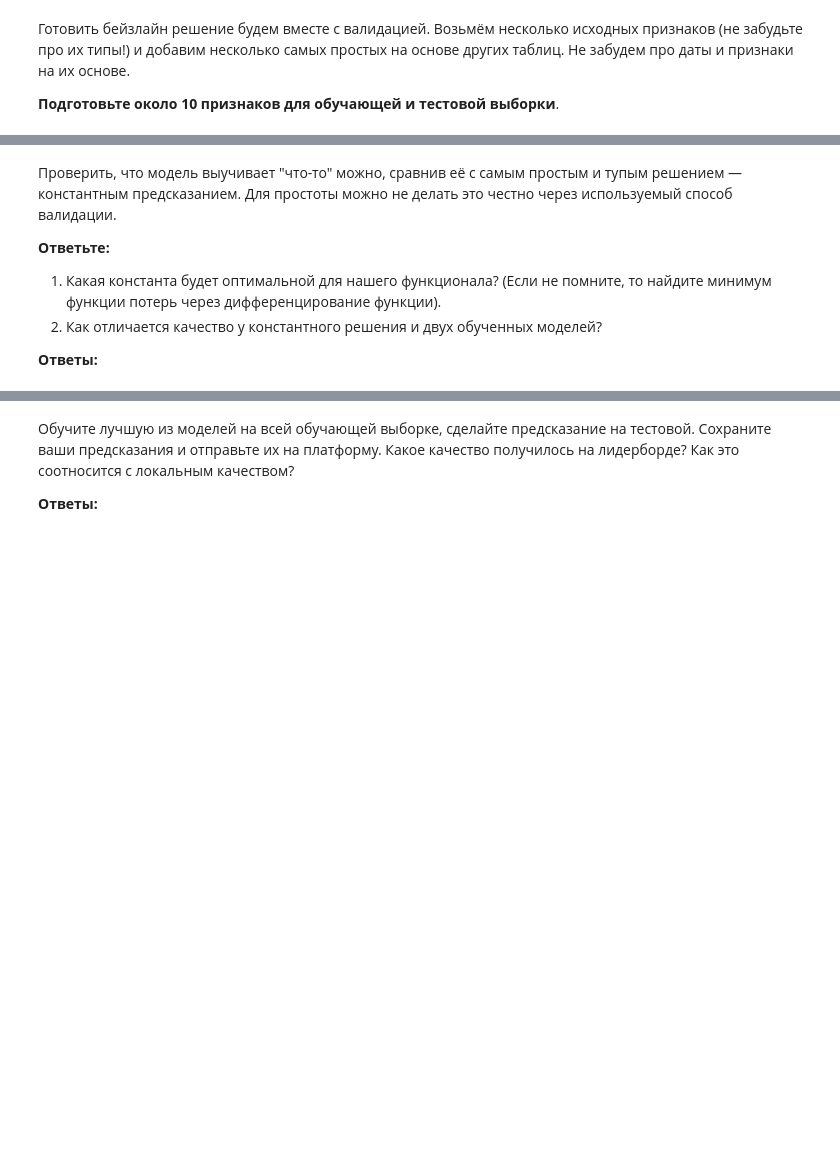
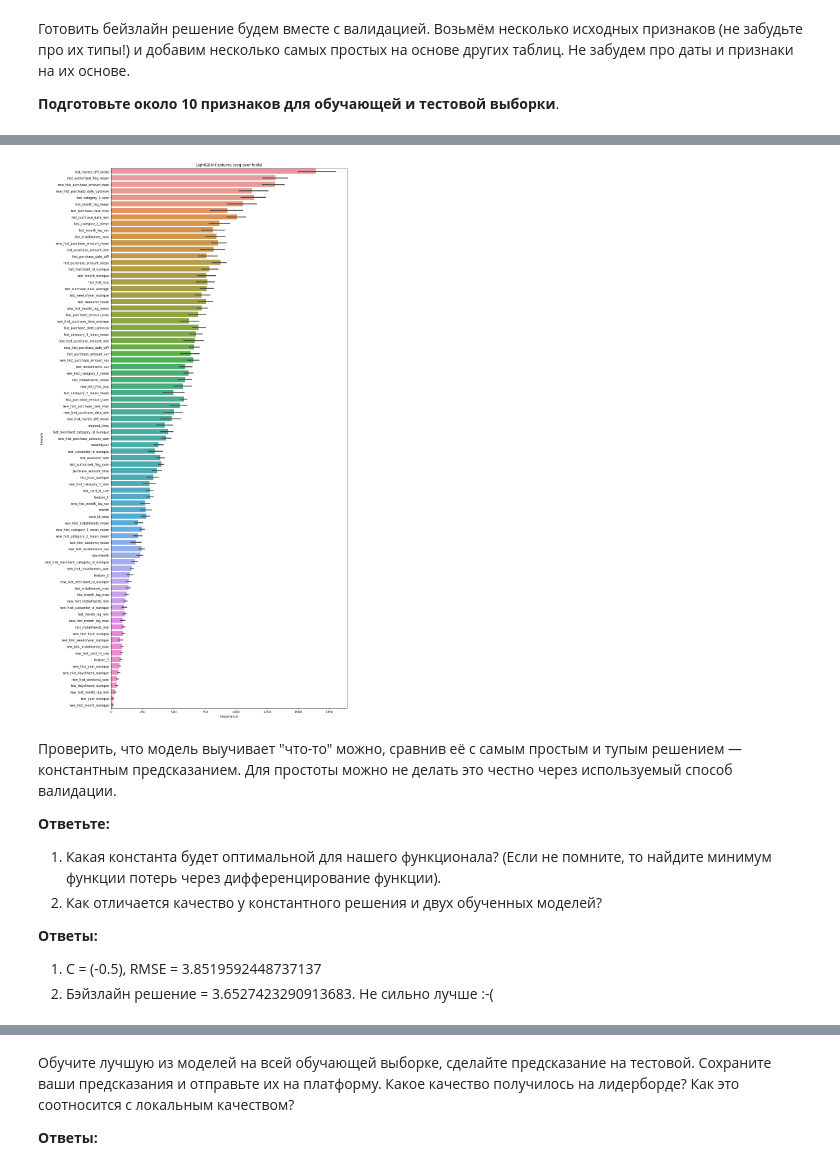
Before and after one commit to vbaryshev4/Data_Science, a Jupyter notebook: hse_ml/Advanced/Kaggle/hse-ds-competition-task.ipynb, the cells around one changed output, grey strips where cells are left out. Drawn from its saved outputs; the diff is of its cells as text; code cells hidden in the pictures; blank space fills up the shorter version.

```diff
--- a/hse_ml/Advanced/Kaggle/hse-ds-competition-task.ipynb
+++ b/hse_ml/Advanced/Kaggle/hse-ds-competition-task.ipynb
@@ -92,0 +214,5 @@ merchants.head()
+# %%
+# Тот самый выброс из трейна
+df_train['outliers'] = 0
+df_train.loc[df_train['target'] < -30, 'outliers'] = 1
+df_train['outliers'].value_counts()
@@ -93,3 +223,26 @@ merchants.head()
+# %%
+for df in [df_train,df_test]:
+    df['first_active_month'] = pd.to_datetime(df['first_active_month'])
+    df['dayofweek'] = df['first_active_month'].dt.dayofweek
+    df['weekofyear'] = df['first_active_month'].dt.weekofyear
+    df['month'] = df['first_active_month'].dt.month
+    df['elapsed_time'] = (datetime.datetime.today() - df['first_active_month']).dt.days
+    df['hist_first_buy'] = (df['hist_purchase_date_min'] - df['first_active_month']).dt.days
+    df['new_hist_first_buy'] = (df['new_hist_purchase_date_min'] - df['first_active_month']).dt.days
+    for f in ['hist_purchase_date_max','hist_purchase_date_min','new_hist_purchase_date_max',\
+                     'new_hist_purchase_date_min']:
+        df[f] = df[f].astype(np.int64) * 1e-9
+    df['card_id_total'] = df['new_hist_card_id_size']+df['hist_card_id_size']
+    df['purchase_amount_total'] = df['new_hist_purchase_amount_sum']+df['hist_purchase_amount_sum']
+
+for f in ['feature_1','feature_2','feature_3']:
+    order_label = df_train.groupby([f])['outliers'].mean()
+    df_train[f] = df_train[f].map(order_label)
+    df_test[f] = df_test[f].map(order_label)
+# %%
+df_train_columns = [c for c in df_train.columns if c not in ['card_id', 'first_active_month','target','outliers']]
+target = df_train['target']
+del df_train['target']
 # %% [markdown]
 **Попробуйте обучить модель и оценить качество локально** (возьмите тот тип валидации, который считаете нужным). Если ваш тип валидации подразумевает случайность, зафиксируйте параметры случайности.
 
@@ -99,3 +309,21 @@ merchants.head()
+# %%
+cols = (feature_importance_df[["Feature", "importance"]]
+        .groupby("Feature")
+        .mean()
+        .sort_values(by="importance", ascending=False)[:1000].index)
+
+best_features = feature_importance_df.loc[feature_importance_df.Feature.isin(cols)]
+
+plt.figure(figsize=(14,25))
+sns.barplot(x="importance",
+            y="Feature",
+            data=best_features.sort_values(by="importance",
+                                           ascending=False))
+plt.title('LightGBM Features (avg over folds)')
+plt.tight_layout()
+plt.savefig('lgbm_importances.png')
+# %% [output]
+[figure, added]
 # %% [markdown]
 Проверить, что модель выучивает "что-то" можно, сравнив её с самым простым и тупым решением — константным предсказанием. Для простоты можно не делать это честно через используемый способ валидации.
 
@@ -104,3 +332,5 @@ merchants.head()
 2. Как отличается качество у константного решения и двух обученных моделей?
 
 **Ответы:**
+1. C = (-0.5), RMSE = 3.8519592448737137
+1. Бэйзлайн решение = 3.6527423290913683. Не сильно лучше :-(
```
Also changed, not shown: parts of 42 cells of this notebook, 1 other file.
